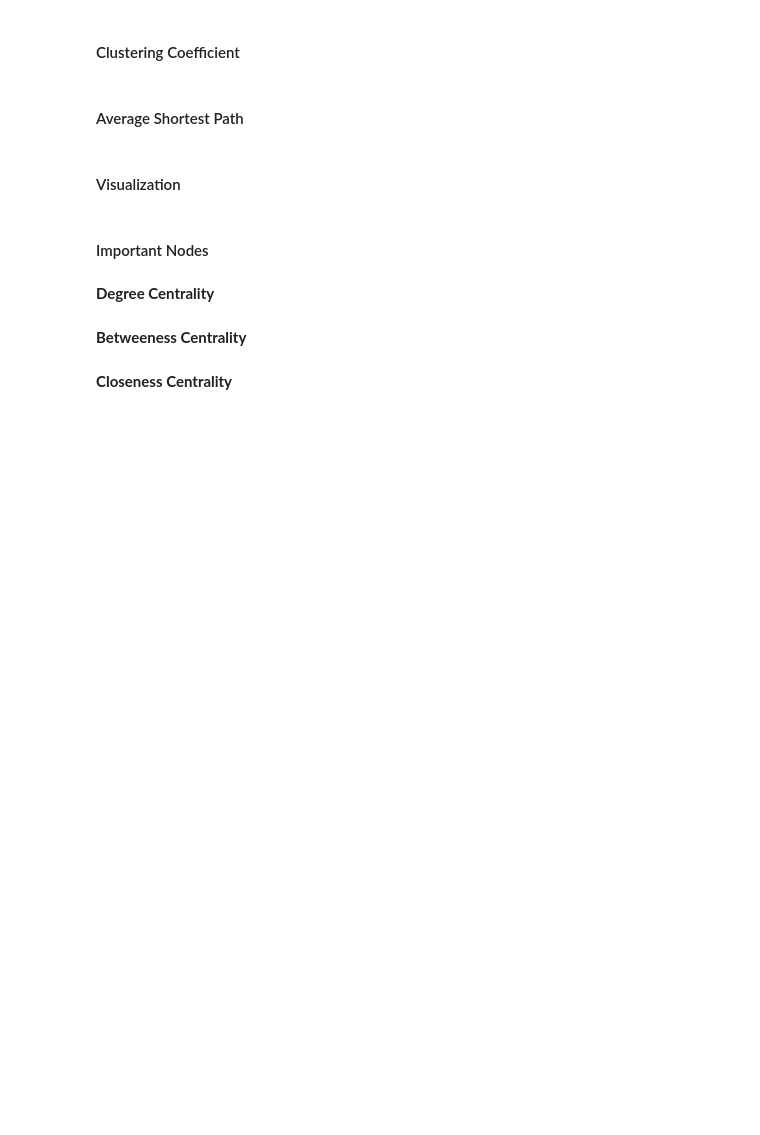
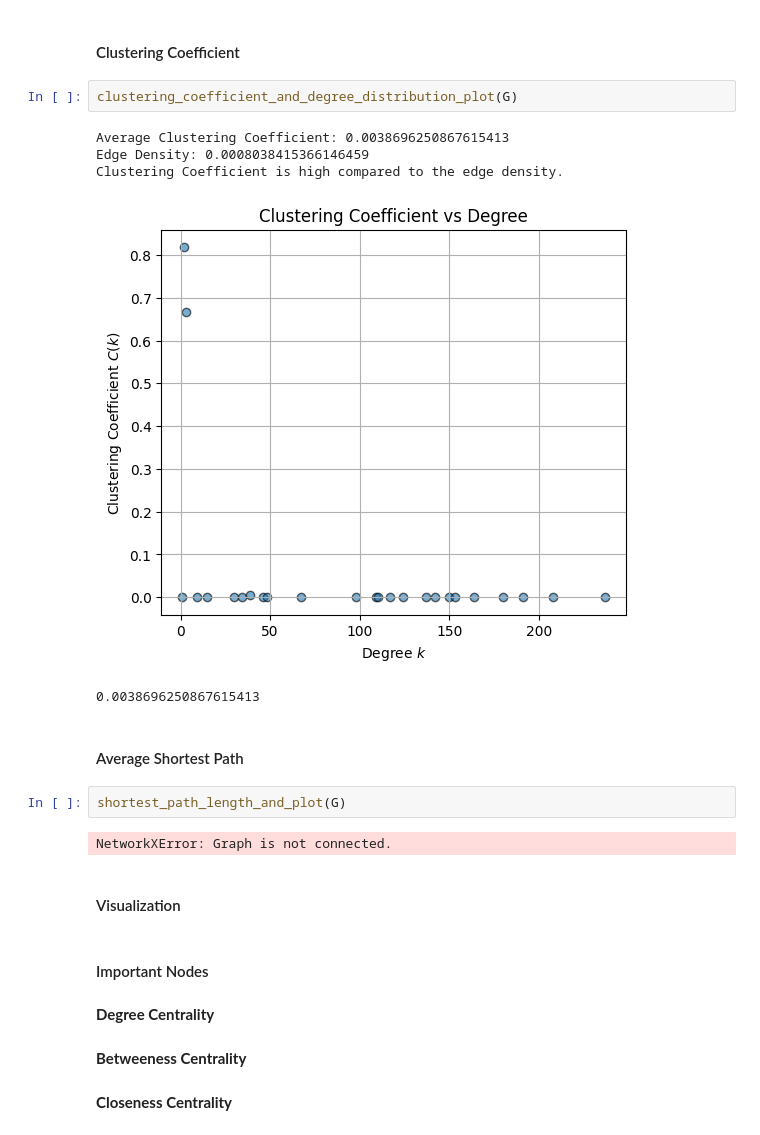
Before and after one commit to Master-HPC-2025/SNA-steam, a Jupyter notebook: project.ipynb, the cells around one changed output. Drawn from its saved outputs; the diff is of its cells as text; blank space fills up the shorter version.

```diff
--- a/project.ipynb
+++ b/project.ipynb
@@ -348,7 +375,19 @@ def plot_graph_all_layouts(G, name, figsize=(30, 20)):
 # %% [markdown]
 #### Clustering Coefficient
+# %%
+clustering_coefficient_and_degree_distribution_plot(G)
+# %% [output]
+Average Clustering Coefficient: 0.0038696250867615413
+Edge Density: 0.0008038415366146459
+Clustering Coefficient is high compared to the edge density.
+[figure, added]
+0.0038696250867615413
 # %% [markdown]
 #### Average Shortest Path
+# %%
+shortest_path_length_and_plot(G)
+# %% [output]
+NetworkXError: Graph is not connected.
 # %% [markdown]
 #### Visualization
 # %% [markdown]
```
Also changed, not shown: parts of 6 cells of this notebook, 1 other file.
